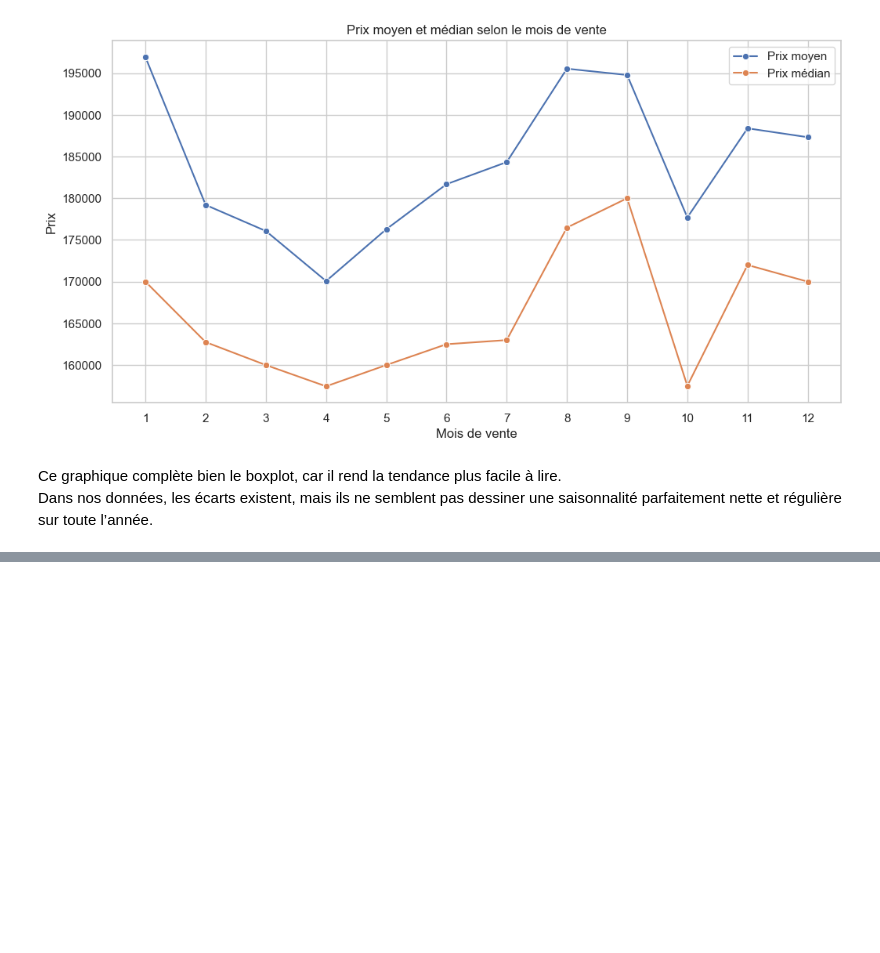
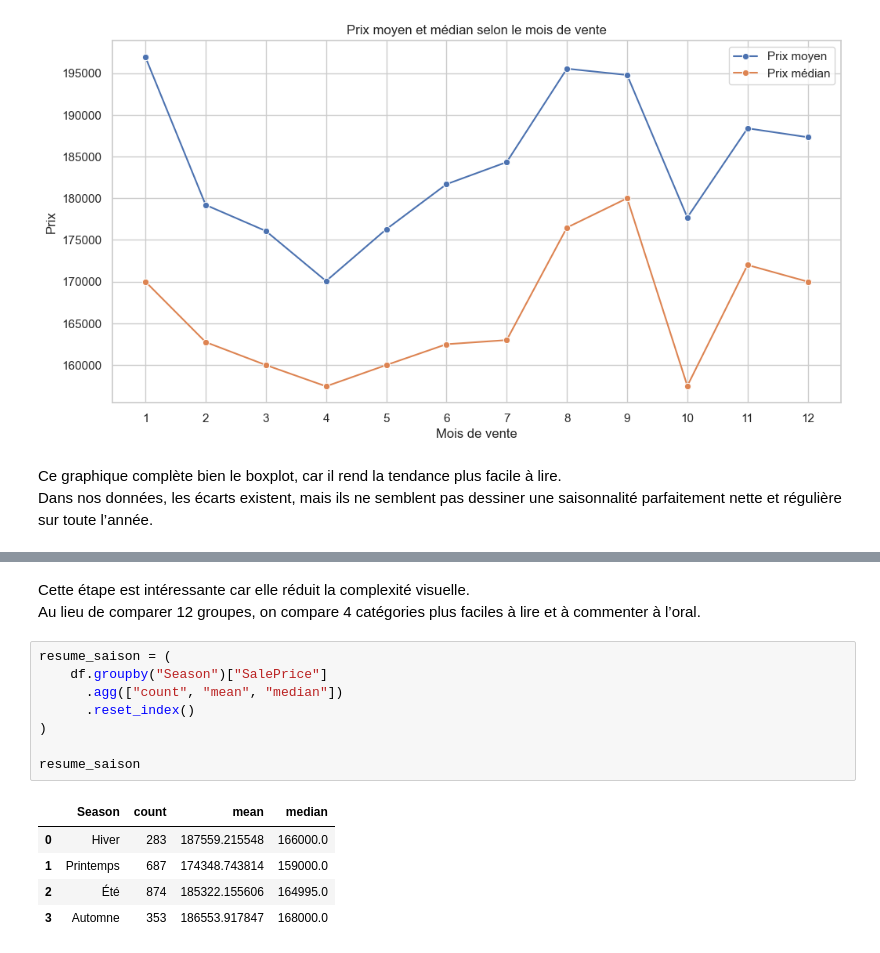
Before and after one commit to AnjaraAndriatseheno/Exo_Visualisation, a Jupyter notebook: oral.ipynb, the cells around one changed output, grey strips where cells are left out. Cells and saved outputs as stored; diff of their text form; blank space fills up the shorter version.

```diff
--- a/oral.ipynb
+++ b/oral.ipynb
@@ -201,0 +227,17 @@ Dans nos données, les écarts existent, mais ils ne semblent pas dessiner une s
+# %% [markdown]
+Cette étape est intéressante car elle réduit la complexité visuelle.
+Au lieu de comparer 12 groupes, on compare 4 catégories plus faciles à lire et à commenter à l’oral.
+# %%
+resume_saison = (
+    df.groupby("Season")["SalePrice"]
+      .agg(["count", "mean", "median"])
+      .reset_index()
+)
+
+resume_saison
+# %% [output]
+|  | Season | count | mean | median |
+| 0 | Hiver | 283 | 187559.215548 | 166000.0 |
+| 1 | Printemps | 687 | 174348.743814 | 159000.0 |
+| 2 | Été | 874 | 185322.155606 | 164995.0 |
+| 3 | Automne | 353 | 186553.917847 | 168000.0 |
```
Also changed, not shown: parts of 12 cells of this notebook, 2 other files.
